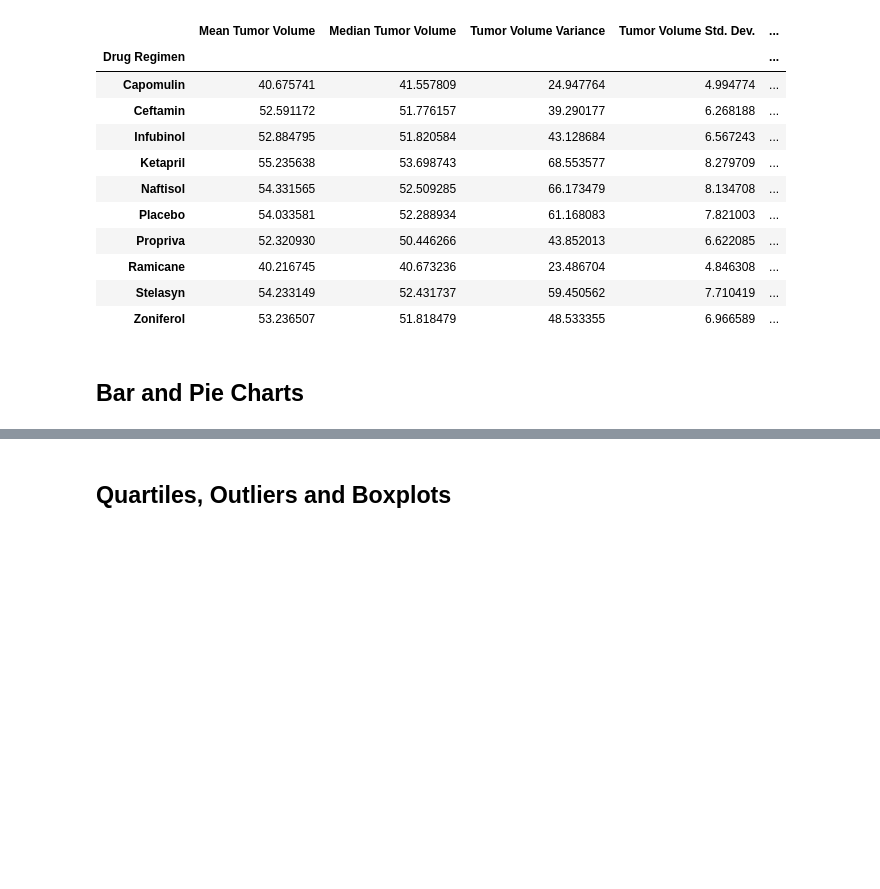
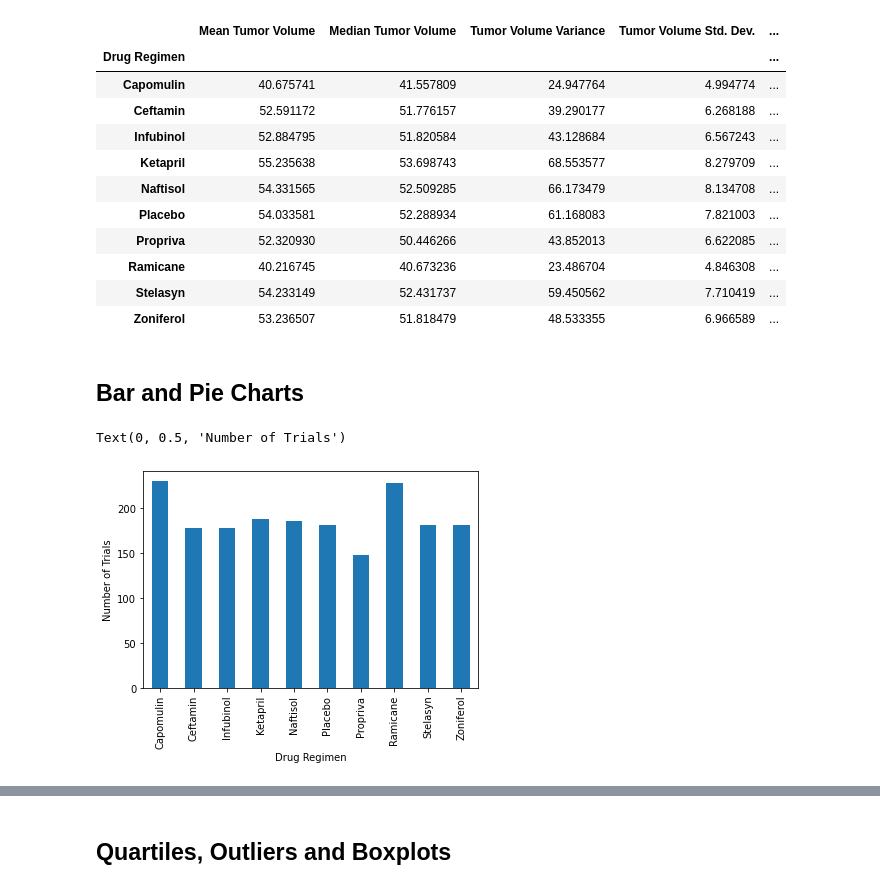
Before and after one commit to allison713/matplotlib-challenge, a Jupyter notebook: Pymaceuticals/pymaceuticals_starter.ipynb, the cells around one changed output, grey strips where cells are left out. Drawn from its saved outputs; the diff is of its cells as text; code cells hidden in the pictures; blank space fills up the shorter version.

```diff
--- a/Pymaceuticals/pymaceuticals_starter.ipynb
+++ b/Pymaceuticals/pymaceuticals_starter.ipynb
@@ -122,4 +122,15 @@ study_summary.head(15)
 # Using the aggregation method, produce the same summary statistics in a single line.
 # %% [markdown]
 ## Bar and Pie Charts
+# %%
+# Generate a bar plot showing the total number of timepoints for all mice tested for
+# each drug regimen using Pandas.
+
+#Create a new dataframe with the drugs listed once and the counts for each
+bar_df = study_data_complete.groupby(["Drug Regimen"]).count().reset_index()
+
+bar_df.plot.bar("Drug Regimen","Mouse ID", legend = False).set_ylabel("Number of Trials")
+# %% [output]
+Text(0, 0.5, 'Number of Trials')
+[figure, added]
 # %%
```
Also changed, not shown: parts of 2 cells of this notebook.
